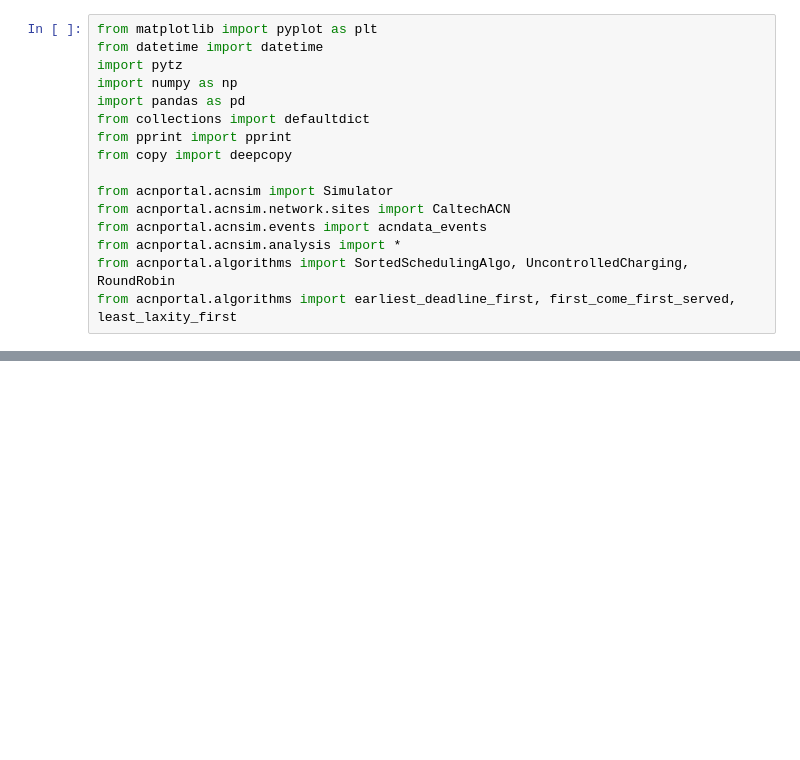
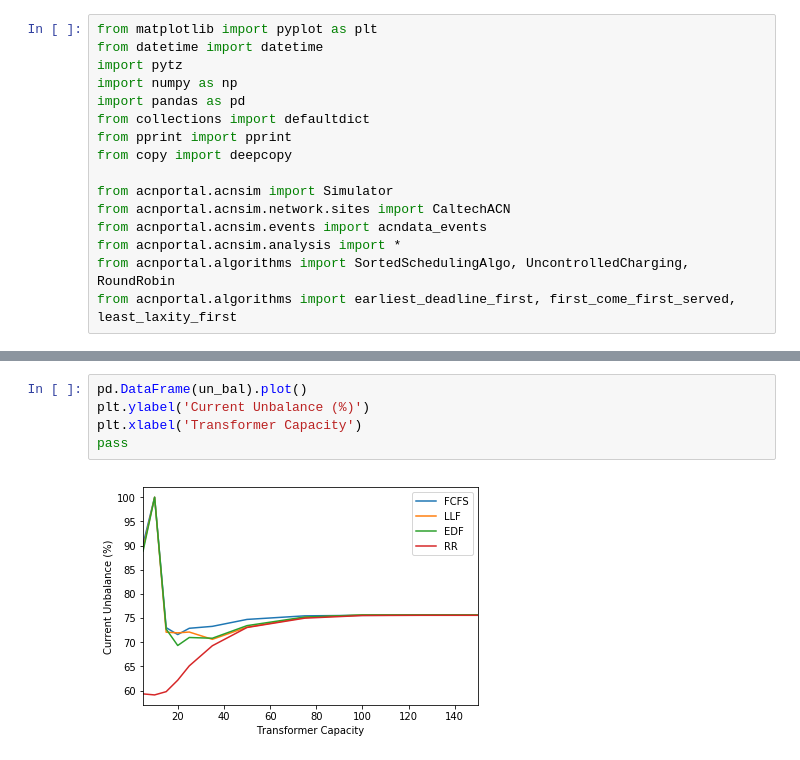
Before and after one commit to caltech-netlab/acnportal-experiments, a Jupyter notebook: baseline_algorithms_w_constrained_infrastructure.ipynb, the cells around one changed output, grey strips where cells are left out. Drawn from its saved outputs; the diff is of its cells as text; blank space fills up the shorter version.

```diff
--- a/baseline_algorithms_w_constrained_infrastructure.ipynb
+++ b/baseline_algorithms_w_constrained_infrastructure.ipynb
@@ -101,0 +119,7 @@ pd.DataFrame(results).plot()
+# %%
+pd.DataFrame(un_bal).plot()
+plt.ylabel('Current Unbalance (%)')
+plt.xlabel('Transformer Capacity')
+pass
+# %% [output]
+[figure, added]
```
Also changed, not shown: parts of 26 cells of this notebook.
